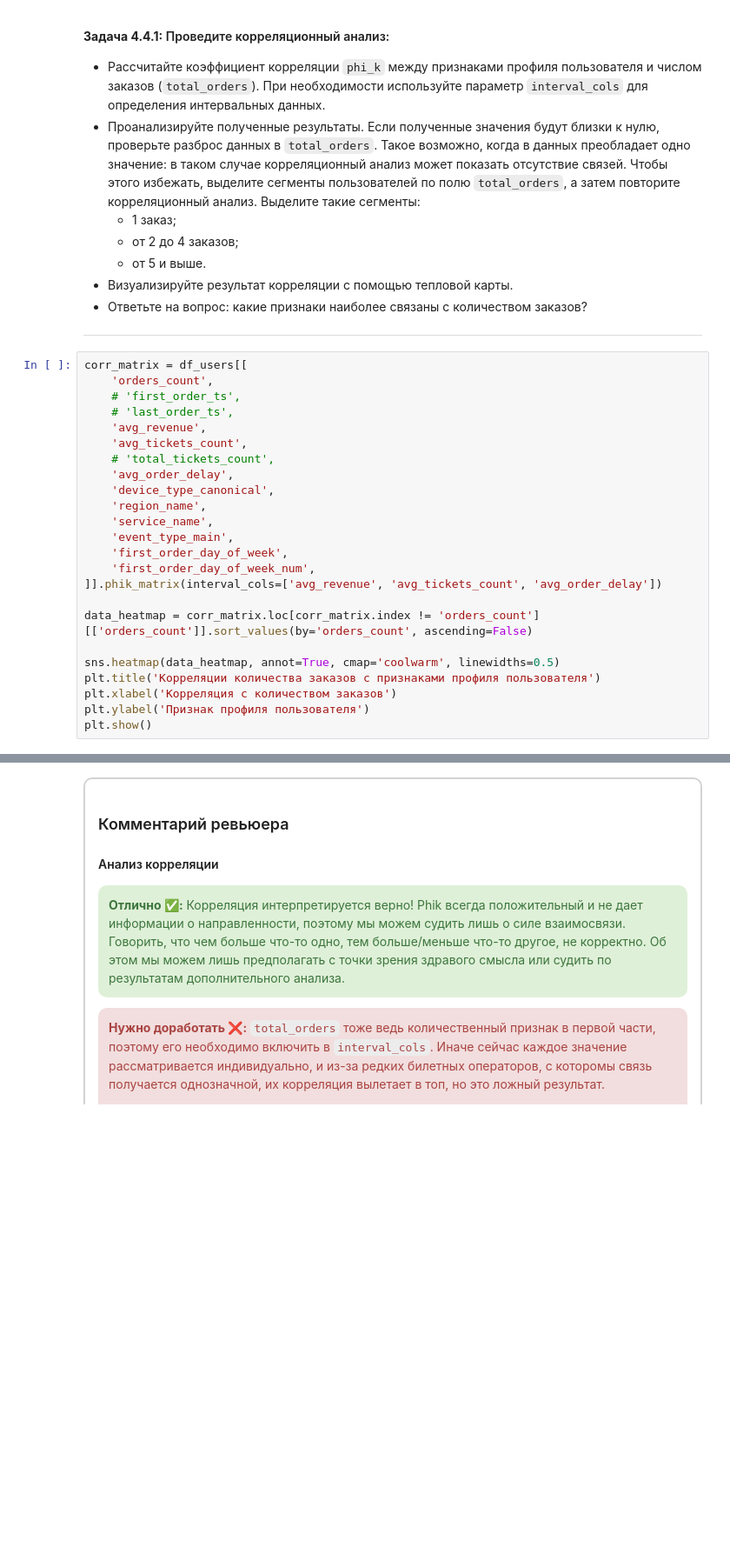
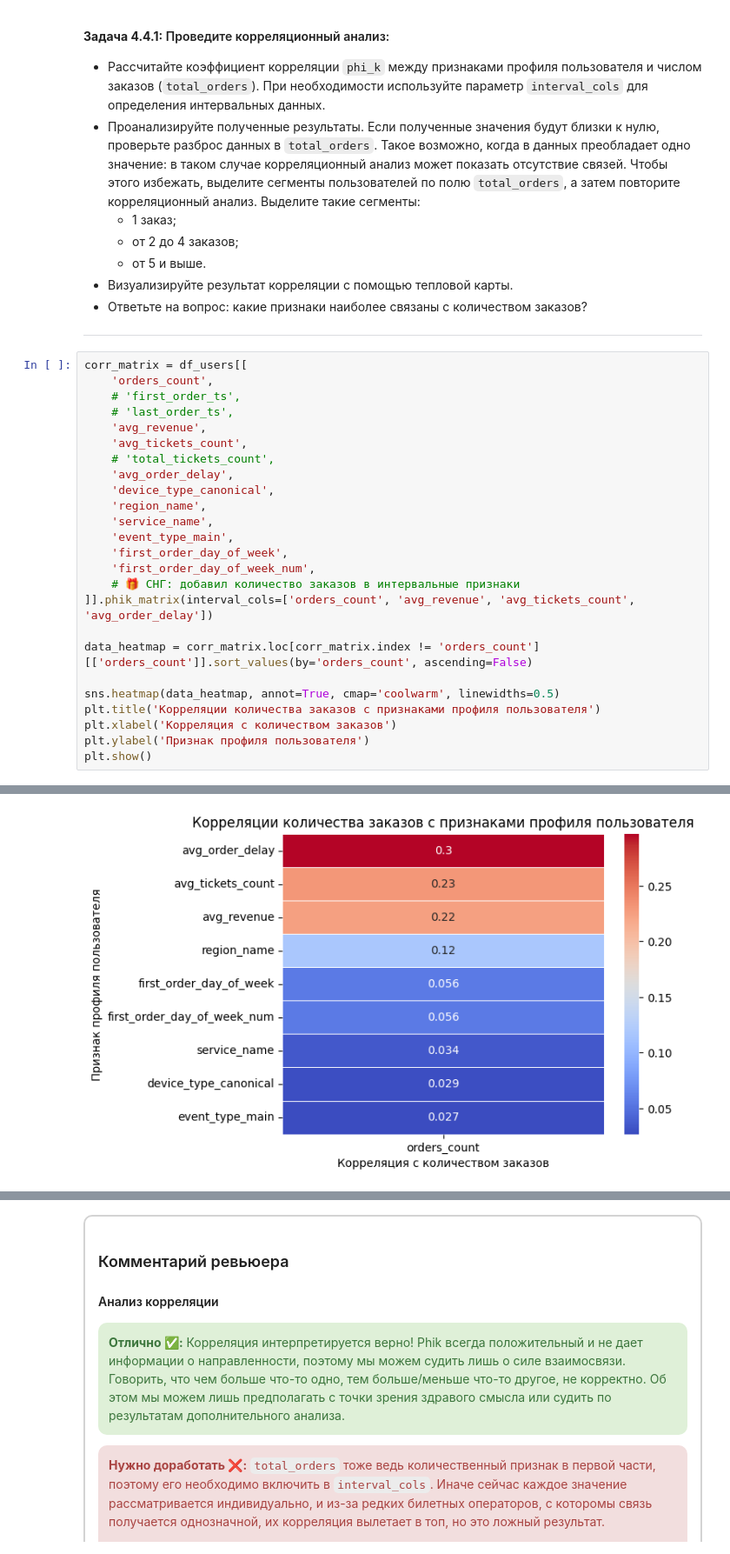
Before and after one commit to nikolai/practicum-afisha, a Jupyter notebook: module_2_project.ipynb, the cells around one changed output, grey strips where cells are left out. Shown at 87% size. Cells and saved outputs as stored; diff of their text form; blank space fills up the shorter version.

```diff
--- a/module_2_project.ipynb
+++ b/module_2_project.ipynb
@@ -2245,7 +2413,8 @@ corr_matrix = df_users[[
     'event_type_main',
     'first_order_day_of_week',
     'first_order_day_of_week_num',
-]].phik_matrix(interval_cols=['avg_revenue', 'avg_tickets_count', 'avg_order_delay'])
+    # 🎁 СНГ: добавил количество заказов в интервальные признаки
+]].phik_matrix(interval_cols=['orders_count', 'avg_revenue', 'avg_tickets_count', 'avg_order_delay'])
 
 data_heatmap = corr_matrix.loc[corr_matrix.index != 'orders_count'][['orders_count']].sort_values(by='orders_count', ascending=False)
 
@@ -2254,3 +2423,4 @@ plt.title('Корреляции количества заказов с приз
 plt.xlabel('Корреляция с количеством заказов')
 plt.ylabel('Признак профиля пользователя')
 plt.show()
+# %% [output]
@@ -2257 +2444,2 @@ plt.show()
+[figure, added]
 # %% [markdown]
```
Also changed, not shown: parts of 52 cells of this notebook, 5 other files.
